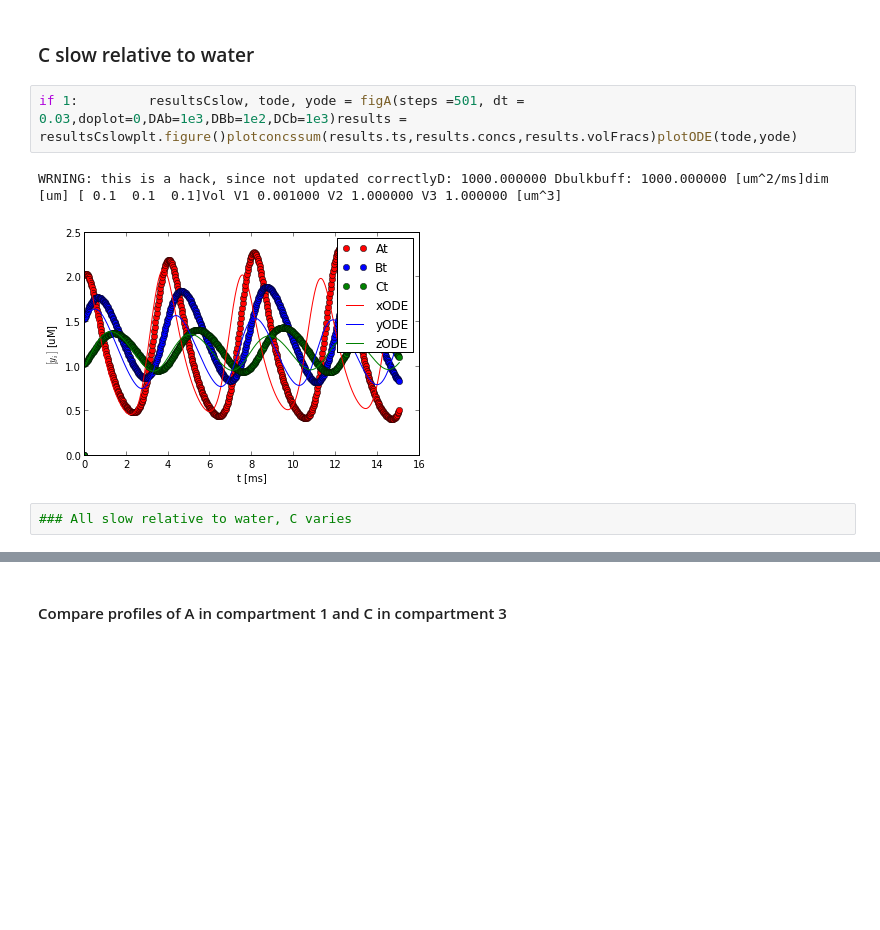
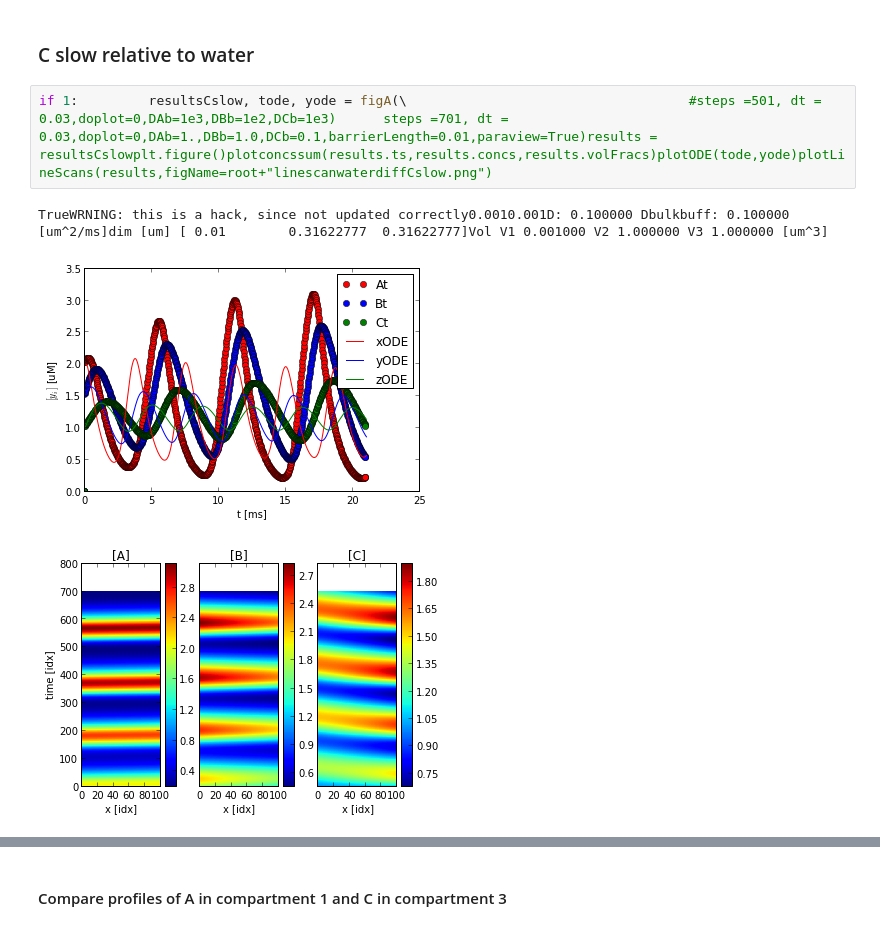
Before and after one commit to huskeypm/enzymekineticsacs, a Jupyter notebook: goodwinPDE.ipynb, the cells around one changed output, grey strips where cells are left out. Saved outputs shown, nothing was run; the diff lists cells and outputs as text; blank space fills up the shorter version.

```diff
--- a/goodwinPDE.ipynb
+++ b/goodwinPDE.ipynb
@@ -29,9 +29,8 @@ WRNING: this is a hack, since not updated correctlyD: 1.000000 Dbulkbuff: 1.0000
 # %% [markdown]
 ### C slow relative to water
 # %%
-if 1:         resultsCslow, tode, yode = figA(steps =501, dt = 0.03,doplot=0,DAb=1e3,DBb=1e2,DCb=1e3)results = resultsCslowplt.figure()plotconcssum(results.ts,results.concs,results.volFracs)plotODE(tode,yode)
+if 1:         resultsCslow, tode, yode = figA(\                                    #steps =501, dt = 0.03,doplot=0,DAb=1e3,DBb=1e2,DCb=1e3)      steps =701, dt = 0.03,doplot=0,DAb=1.,DBb=1.0,DCb=0.1,barrierLength=0.01,paraview=True)results = resultsCslowplt.figure()plotconcssum(results.ts,results.concs,results.volFracs)plotODE(tode,yode)plotLineScans(results,figName=root+"linescanwaterdiffCslow.png")
 # %% [output]
-WRNING: this is a hack, since not updated correctlyD: 1000.000000 Dbulkbuff: 1000.000000 [um^2/ms]dim [um] [ 0.1  0.1  0.1]Vol V1 0.001000 V2 1.000000 V3 1.000000 [um^3]
+TrueWRNING: this is a hack, since not updated correctly0.0010.001D: 0.100000 Dbulkbuff: 0.100000 [um^2/ms]dim [um] [ 0.01        0.31622777  0.31622777]Vol V1 0.001000 V2 1.000000 V3 1.000000 [um^3]
-[figure, old version]
+[figure, new version]
+[figure, added]
-# %%
-### All slow relative to water, C varies
```
Also changed, not shown: parts of 19 cells of this notebook, 3 other files.
